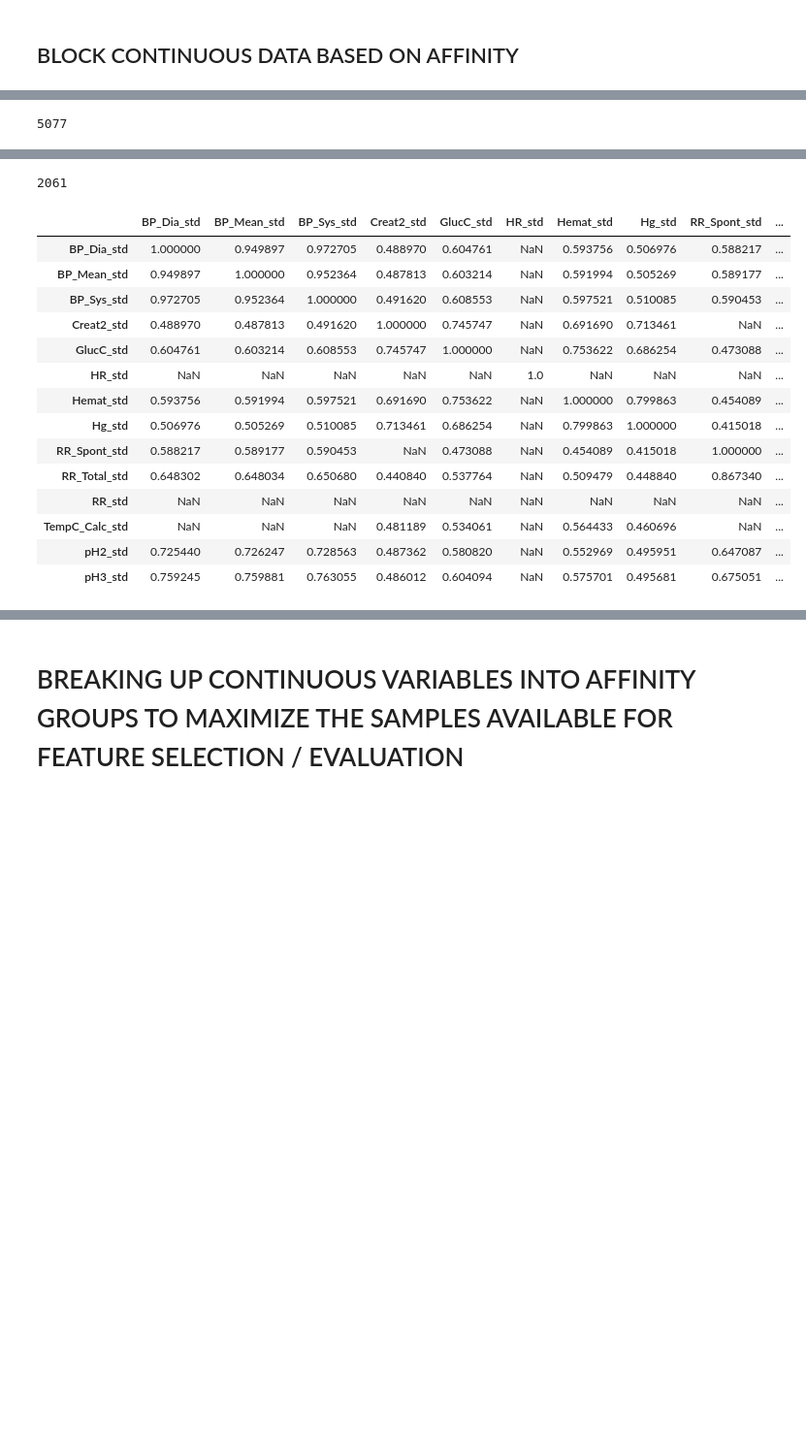
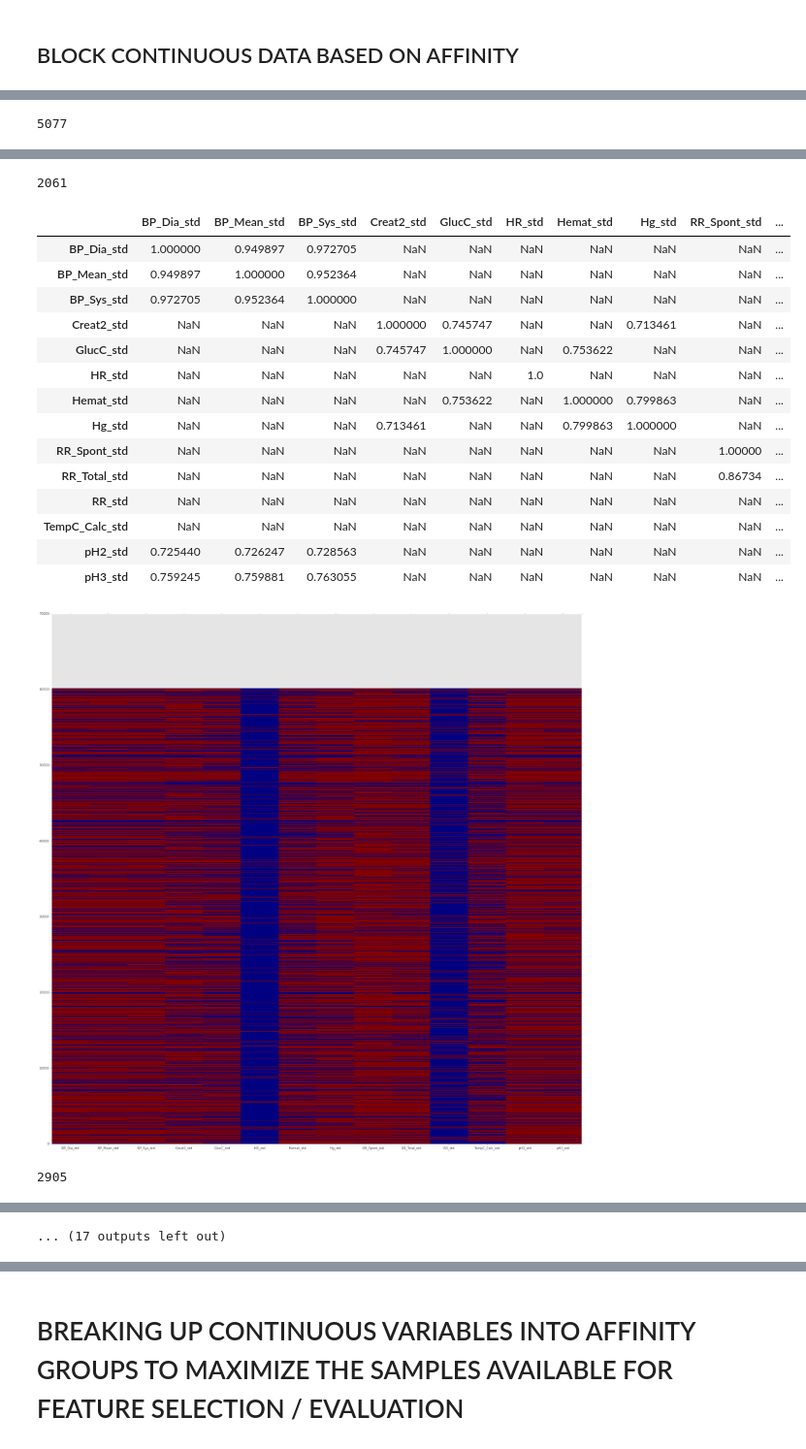
Before and after one commit to RJBeetel3/mimic3_analysis, a Jupyter notebook: CHARTEVENTS_FIRST24.ipynb, the cells around one changed output, grey strips where cells are left out. Shown at 97% size. Cells and saved outputs as stored; diff of their text form; code cells hidden in the pictures; blank space fills up the shorter version.

```diff
--- a/CHARTEVENTS_FIRST24.ipynb
+++ b/CHARTEVENTS_FIRST24.ipynb
@@ -918,7 +901,9 @@ Complete
 # THIS SHOWS THE PRESENCE OF MISSING VALUES AND ENABLES US TO GET SOME IDEA ABOUT
 # WHICH VARIABLES ARE MOST OFTEN PRESENT OR MISSING TOGETHER. ALSO DISPLAYING
 # CORRELATIN COEFFICIENTS BETWEEN MISSING VALUES
+
 calc_list = ['mean', 'med', 'std', 'skew', 'min', 'max', 'first', 'slope', 'delta']
+
 
 
 
@@ -935,7 +920,7 @@ for calc in calc_list:
         header[col] = header[col].apply(lambda x: 1 if pd.isnull(x) else 0)
     display(data3[cols].dropna().shape[0])
     missing = header.corr()
-    display(missing[missing >= 0.4])
+    display(missing[missing >= 0.7])
     plt.pcolor(header)
     plt.xticks(np.arange(0.5, len(header.columns), 1), header.columns)
     plt.show()
@@ -982,17 +967,19 @@ See the caveats in the documentation: http://pandas.pydata.org/pandas-docs/stabl
 [figure]
 2061
 |  | BP_Dia_std | BP_Mean_std | BP_Sys_std | Creat2_std | GlucC_std | HR_std | Hemat_std | Hg_std | RR_Spont_std | ... |
-| BP_Dia_std | 1.000000 | 0.949897 | 0.972705 | 0.488970 | 0.604761 | NaN | 0.593756 | 0.506976 | 0.588217 | ... |
-| BP_Mean_std | 0.949897 | 1.000000 | 0.952364 | 0.487813 | 0.603214 | NaN | 0.591994 | 0.505269 | 0.589177 | ... |
-| BP_Sys_std | 0.972705 | 0.952364 | 1.000000 | 0.491620 | 0.608553 | NaN | 0.597521 | 0.510085 | 0.590453 | ... |
-| Creat2_std | 0.488970 | 0.487813 | 0.491620 | 1.000000 | 0.745747 | NaN | 0.691690 | 0.713461 | NaN | ... |
-| GlucC_std | 0.604761 | 0.603214 | 0.608553 | 0.745747 | 1.000000 | NaN | 0.753622 | 0.686254 | 0.473088 | ... |
+| BP_Dia_std | 1.000000 | 0.949897 | 0.972705 | NaN | NaN | NaN | NaN | NaN | NaN | ... |
+| BP_Mean_std | 0.949897 | 1.000000 | 0.952364 | NaN | NaN | NaN | NaN | NaN | NaN | ... |
+| BP_Sys_std | 0.972705 | 0.952364 | 1.000000 | NaN | NaN | NaN | NaN | NaN | NaN | ... |
+| Creat2_std | NaN | NaN | NaN | 1.000000 | 0.745747 | NaN | NaN | 0.713461 | NaN | ... |
+| GlucC_std | NaN | NaN | NaN | 0.745747 | 1.000000 | NaN | 0.753622 | NaN | NaN | ... |
 | HR_std | NaN | NaN | NaN | NaN | NaN | 1.0 | NaN | NaN | NaN | ... |
-| Hemat_std | 0.593756 | 0.591994 | 0.597521 | 0.691690 | 0.753622 | NaN | 1.000000 | 0.799863 | 0.454089 | ... |
-| Hg_std | 0.506976 | 0.505269 | 0.510085 | 0.713461 | 0.686254 | NaN | 0.799863 | 1.000000 | 0.415018 | ... |
-| RR_Spont_std | 0.588217 | 0.589177 | 0.590453 | NaN | 0.473088 | NaN | 0.454089 | 0.415018 | 1.000000 | ... |
-| RR_Total_std | 0.648302 | 0.648034 | 0.650680 | 0.440840 | 0.537764 | NaN | 0.509479 | 0.448840 | 0.867340 | ... |
+| Hemat_std | NaN | NaN | NaN | NaN | 0.753622 | NaN | 1.000000 | 0.799863 | NaN | ... |
+| Hg_std | NaN | NaN | NaN | 0.713461 | NaN | NaN | 0.799863 | 1.000000 | NaN | ... |
+| RR_Spont_std | NaN | NaN | NaN | NaN | NaN | NaN | NaN | NaN | 1.00000 | ... |
+| RR_Total_std | NaN | NaN | NaN | NaN | NaN | NaN | NaN | NaN | 0.86734 | ... |
 | RR_std | NaN | NaN | NaN | NaN | NaN | NaN | NaN | NaN | NaN | ... |
-| TempC_Calc_std | NaN | NaN | NaN | 0.481189 | 0.534061 | NaN | 0.564433 | 0.460696 | NaN | ... |
-| pH2_std | 0.725440 | 0.726247 | 0.728563 | 0.487362 | 0.580820 | NaN | 0.552969 | 0.495951 | 0.647087 | ... |
-| pH3_std | 0.759245 | 0.759881 | 0.763055 | 0.486012 | 0.604094 | NaN | 0.575701 | 0.495681 | 0.675051 | ... |
+| TempC_Calc_std | NaN | NaN | NaN | NaN | NaN | NaN | NaN | NaN | NaN | ... |
+| pH2_std | 0.725440 | 0.726247 | 0.728563 | NaN | NaN | NaN | NaN | NaN | NaN | ... |
+| pH3_std | 0.759245 | 0.759881 | 0.763055 | NaN | NaN | NaN | NaN | NaN | NaN | ... |
+[figure, added]
+2905
@@ -998,0 +997 @@ See the caveats in the documentation: http://pandas.pydata.org/pandas-docs/stabl
+... (17 outputs left out)
```
Also changed, not shown: parts of 34 cells of this notebook.
